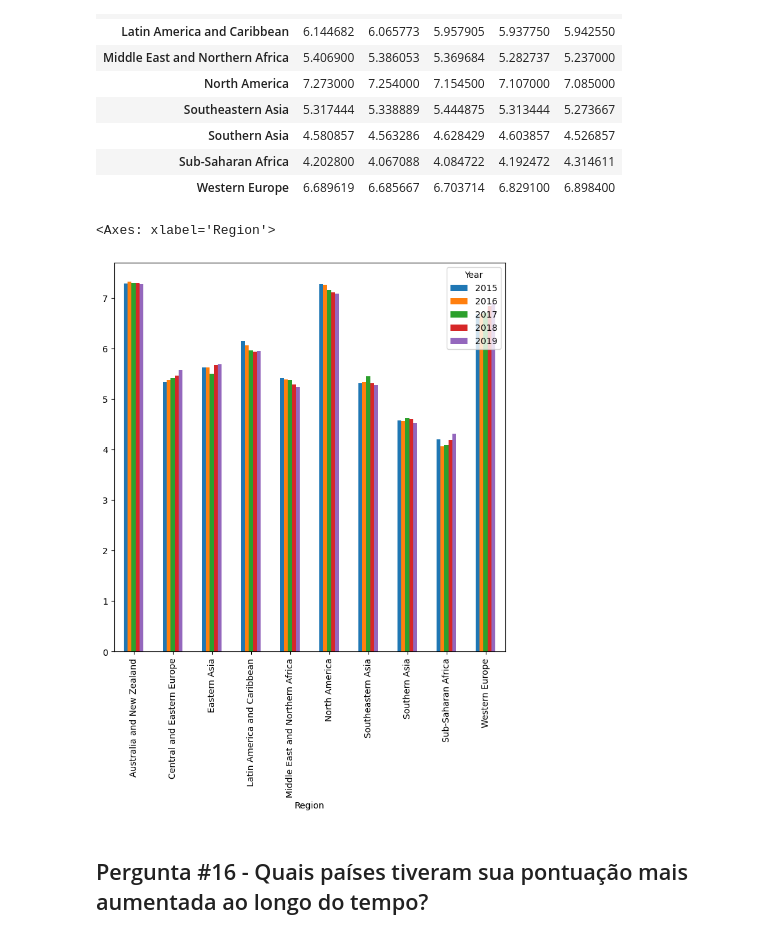
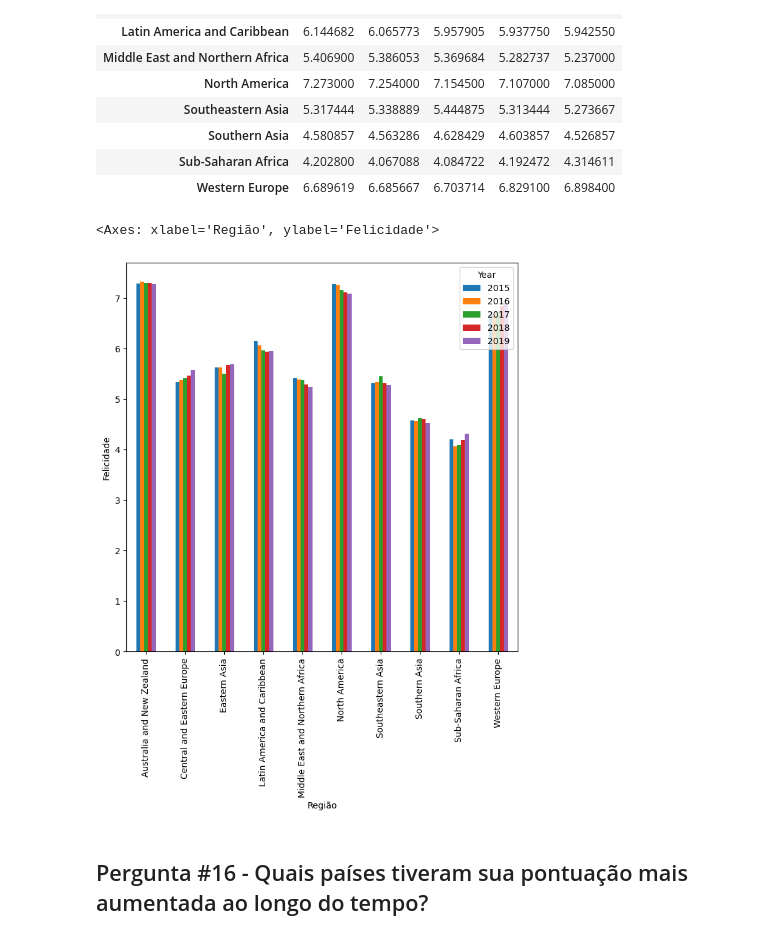
Before and after one commit to Gastaldl/Analise-do-Ranking-dos-Paises-Em-Felicidade, a Jupyter notebook: Projeto Pandas World Happiness Data.ipynb, the cells around one changed output. Cells and saved outputs as stored; diff of their text form; code cells hidden in the pictures.

```diff
--- a/Projeto Pandas World Happiness Data.ipynb
+++ b/Projeto Pandas World Happiness Data.ipynb
@@ -1061,10 +1025,10 @@ df_principal.groupby(["Year", "Region"])["Score"].mean().unstack(level=0)
 | Sub-Saharan Africa | 4.202800 | 4.067088 | 4.084722 | 4.192472 | 4.314611 |
 | Western Europe | 6.689619 | 6.685667 | 6.703714 | 6.829100 | 6.898400 |
 # %%
-df_principal.groupby(["Year", "Region"])["Score"].mean().unstack(level=0).plot(kind="bar", figsize = (8, 8))
+df_principal.groupby(["Year", "Region"])["Score"].mean().unstack(level=0).plot(kind="bar", figsize = (8, 8), xlabel = "Região", ylabel = "Felicidade")
 # %% [output]
-<Axes: xlabel='Region'>
+<Axes: xlabel='Região', ylabel='Felicidade'>
-[figure, old version]
+[figure, new version]
 # %% [markdown]
 ## Pergunta #16 - Quais países tiveram sua pontuação mais aumentada ao longo do tempo?
 # %%
```
Also changed, not shown: parts of 7 cells of this notebook.
